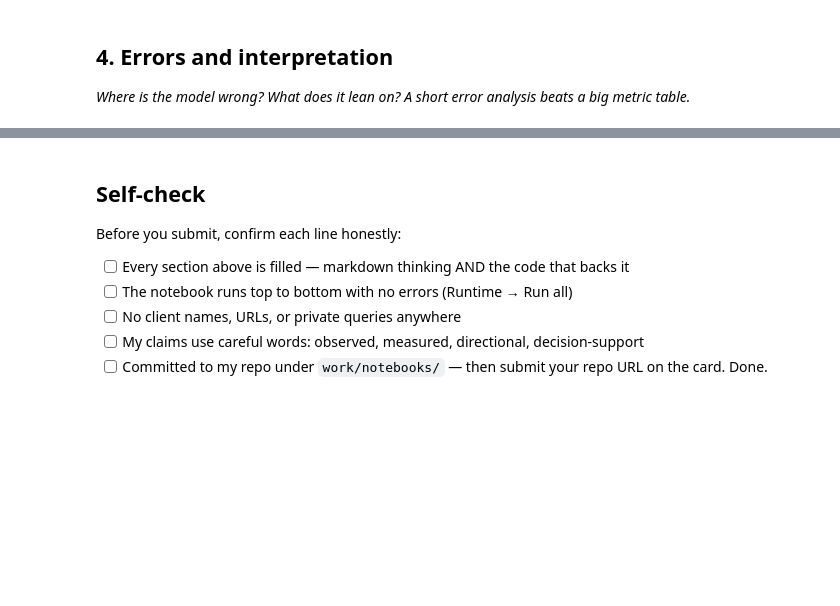
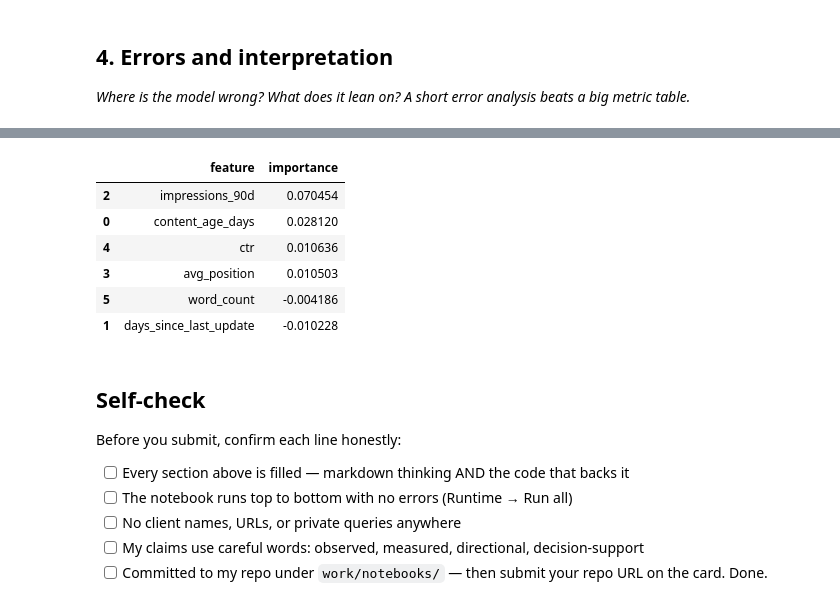
Before and after one commit to keshav-geu/flyrank-internship, a Jupyter notebook: work/notebooks/w05_model.ipynb, the cells around one changed output, grey strips where cells are left out. Saved outputs shown, nothing was run; the diff lists cells and outputs as text; code cells hidden in the pictures; blank space fills up the shorter version.

```diff
--- a/work/notebooks/w05_model.ipynb
+++ b/work/notebooks/w05_model.ipynb
@@ -37,3 +270,30 @@ This skeleton is yours to fill. Work the sections **in order** — each one has
+# %%
+perm = permutation_importance(
+    rf_model,
+    X_test,
+    y_test,
+    n_repeats=10,
+    random_state=RANDOM_STATE,
+    scoring="roc_auc"
+)
+
+importance_df = pd.DataFrame({
+    "feature": features,
+    "importance": perm.importances_mean
+}).sort_values(
+    "importance",
+    ascending=False
+)
+
+importance_df
+# %% [output]
+|  | feature | importance |
+| 2 | impressions_90d | 0.070454 |
+| 0 | content_age_days | 0.028120 |
+| 4 | ctr | 0.010636 |
+| 3 | avg_position | 0.010503 |
+| 5 | word_count | -0.004186 |
+| 1 | days_since_last_update | -0.010228 |
 # %% [markdown]
 ## Self-check
 
```
Also changed, not shown: parts of 12 cells of this notebook.
